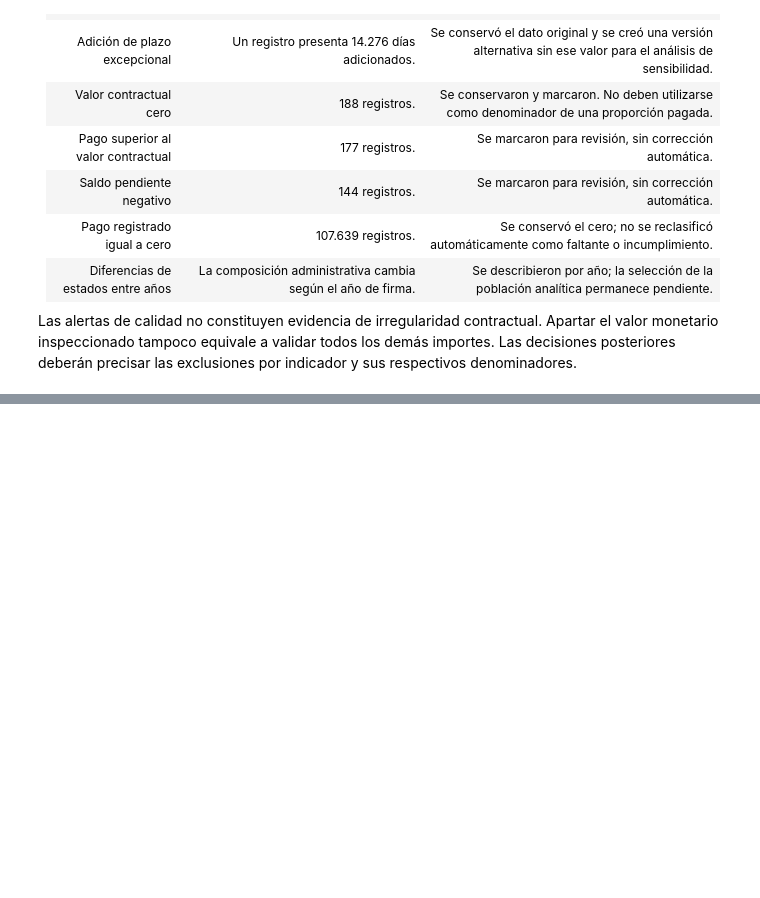
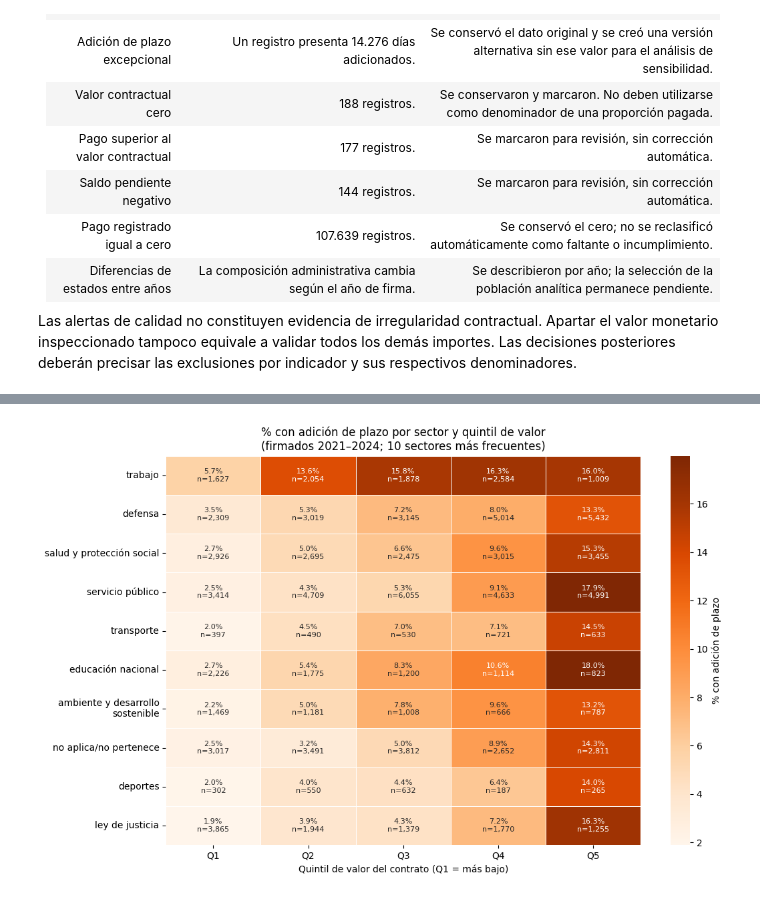
Before and after one commit to Juliethr3/taller-1-secop, a Jupyter notebook: notebooks/taller_1_secop.ipynb, the cells around one changed output, grey strips where cells are left out. Cells and saved outputs as stored; diff of their text form; code cells hidden in the pictures; blank space fills up the shorter version.

```diff
--- a/notebooks/taller_1_secop.ipynb
+++ b/notebooks/taller_1_secop.ipynb
@@ -1082,0 +2277,94 @@ sus respectivos denominadores.
+# %%
+# A. Verificación: mínima cuantía por encima del tope legal.
+# Tope de mínima cuantía: 100 SMMLV (10 % de la menor cuantía máxima).
+smmlv = {2021: 908_526, 2022: 1_000_000, 2023: 1_160_000, 2024: 1_300_000}
+mc = base_plazo.loc[
+    base_plazo["modalidad_analisis"].eq("mínima cuantía")
+].copy()
+mc["tope_minima_cuantia"] = mc["anio_firma"].map(smmlv) * 100
+mc["supera_tope"] = mc["valor_contrato_analisis"] > mc["tope_minima_cuantia"]
+print("MÍNIMA CUANTÍA POR ENCIMA DE 100 SMMLV DEL AÑO DE FIRMA")
+print(f"Contratos: {int(mc['supera_tope'].sum()):,} de {len(mc):,} "
+      f"({mc['supera_tope'].mean() * 100:.2f}%)")
+print(mc.groupby("supera_tope")["adicion_plazo"]
+      .agg(n="size", pct_adicion="mean")
+      .assign(pct_adicion=lambda t: t["pct_adicion"] * 100)
+      .to_string(float_format=lambda x: f"{x:,.2f}"))
+print("\nValores más altos registrados en mínima cuantía (millones):")
+print((mc["valor_contrato_analisis"].nlargest(5) / 1e6).round(1).to_string())
+# B. Sector: normalización y contrastes globales.
+for base in [base_plazo, base_pago]:
+    base["sector_analisis"] = (base["sector"].astype("string")
+                               .str.strip().str.casefold())
+top_sectores = base_plazo["sector_analisis"].value_counts().head(10).index
+plazo_sector = base_plazo.loc[base_plazo["sector_analisis"].isin(top_sectores)]
+pago_sector = base_pago.loc[base_pago["sector_analisis"].isin(top_sectores)]
+print(f"\nLos 10 sectores más frecuentes cubren "
+      f"{len(plazo_sector) / len(base_plazo) * 100:.1f}% de la base de plazo.")
+
+tabla_sector = pd.DataFrame({
+    "n_plazo": plazo_sector.groupby("sector_analisis").size(),
+    "pct_adicion": plazo_sector.groupby("sector_analisis")
+                   ["adicion_plazo"].mean() * 100,
+    "n_pago": pago_sector.groupby("sector_analisis").size(),
+    "pct_pago_cero": pago_sector.groupby("sector_analisis")
+                     ["proporcion_pagada"].apply(lambda s: s.eq(0).mean()) * 100,
+    "mediana_valor_mill": plazo_sector.groupby("sector_analisis")
+                          ["valor_contrato_analisis"].median() / 1e6
+}).sort_values("pct_adicion", ascending=False)
+print("\nINDICADORES POR SECTOR (10 más frecuentes)")
+print(tabla_sector.to_string(float_format=lambda x: f"{x:,.2f}"))
+# H7: adiciones independientes del sector.
+# H8: distribución de la proporción pagada igual entre sectores.
+tabla_h7 = pd.crosstab(plazo_sector["sector_analisis"],
+                       plazo_sector["adicion_plazo"])
+chi2_h7, p_h7, gl_h7, esp_h7 = chi2_contingency(tabla_h7, correction=False)
+v_h7 = np.sqrt(chi2_h7 / (tabla_h7.to_numpy().sum() * (min(tabla_h7.shape) - 1)))
+grupos_h8 = [g["proporcion_pagada"].to_numpy(float)
+             for _, g in pago_sector.groupby("sector_analisis")]
+h_h8, p_h8 = kruskal(*grupos_h8)
+n_h8, k_h8 = sum(map(len, grupos_h8)), len(grupos_h8)
+contrastes_sector = pd.DataFrame([
+    {"contraste": "H7: adición × sector", "prueba": "Chi-cuadrado",
+     "estadistico": chi2_h7, "gl": gl_h7, "p": p_h7,
+     "medida_efecto": "V de Cramér", "efecto": v_h7,
+     "esperada_min": esp_h7.min()},
+    {"contraste": "H8: pago × sector", "prueba": "Kruskal–Wallis",
+     "estadistico": h_h8, "gl": k_h8 - 1, "p": p_h8,
+     "medida_efecto": "Eta cuadrado H",
+     "efecto": max(0.0, (h_h8 - k_h8 + 1) / (n_h8 - k_h8)),
+     "esperada_min": np.nan},
+])
+contrastes_sector["p_holm"] = ajuste_holm(contrastes_sector["p"])
+print("\nCONTRASTES POR SECTOR")
+print(contrastes_sector.to_string(index=False, formatters={
+    "estadistico": "{:.2f}".format, "p": "{:.2e}".format,
+    "p_holm": "{:.2e}".format, "efecto": "{:.4f}".format,
+    "esperada_min": "{:.1f}".format}))
+# C. Mapa de calor sector × quintil de valor: ¿el sector añade
+# información una vez se tiene en cuenta el valor?
+calor_sq = plazo_sector.pivot_table(
+    index="sector_analisis", columns="quintil_valor",
+    values="adicion_plazo", aggfunc="mean", observed=True) * 100
+n_sq = plazo_sector.pivot_table(
+    index="sector_analisis", columns="quintil_valor",
+    values="adicion_plazo", aggfunc="size", observed=True
+).reindex_like(calor_sq)
+calor_sq = calor_sq.reindex(tabla_sector.index)
+n_sq = n_sq.reindex(tabla_sector.index)
+visible = calor_sq.mask(n_sq.fillna(0) < 30)
+anot = (visible.round(1).astype(str) + "%\nn="
+        + n_sq.fillna(0).astype(int).map("{:,}".format)
+        ).where(visible.notna(), "n<30")
+fig, eje = plt.subplots(figsize=(11, 7))
+sns.heatmap(visible, annot=anot, fmt="", cmap="Oranges", linewidths=0.5,
+            cbar_kws={"label": "% con adición de plazo"}, ax=eje,
+            annot_kws={"fontsize": 8})
+eje.set_yticklabels([textwrap.fill(t, 30) for t in visible.index], rotation=0)
+eje.set_xlabel("Quintil de valor del contrato (Q1 = más bajo)")
+eje.set_ylabel("")
+eje.set_title("% con adición de plazo por sector y quintil de valor\n"
+              "(firmados 2021–2024; 10 sectores más frecuentes)")
+plt.tight_layout()
+plt.show()
+# %% [output]
@@ -1082,0 +2388 @@ sus respectivos denominadores.
+[figure, added]
```
Also changed, not shown: parts of 22 cells of this notebook.
